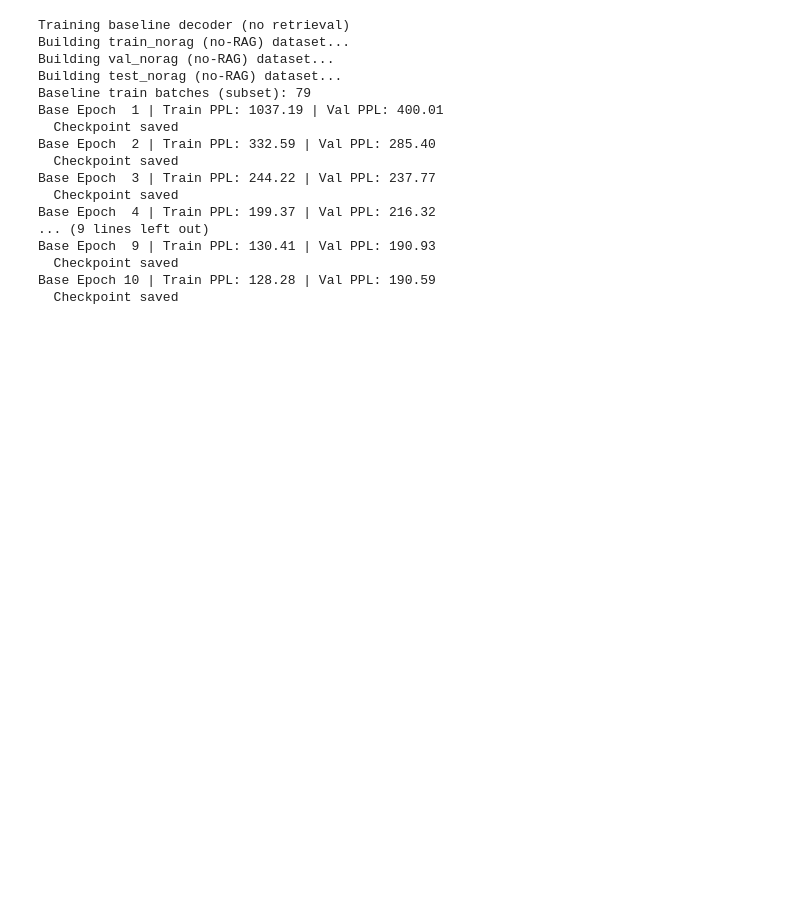
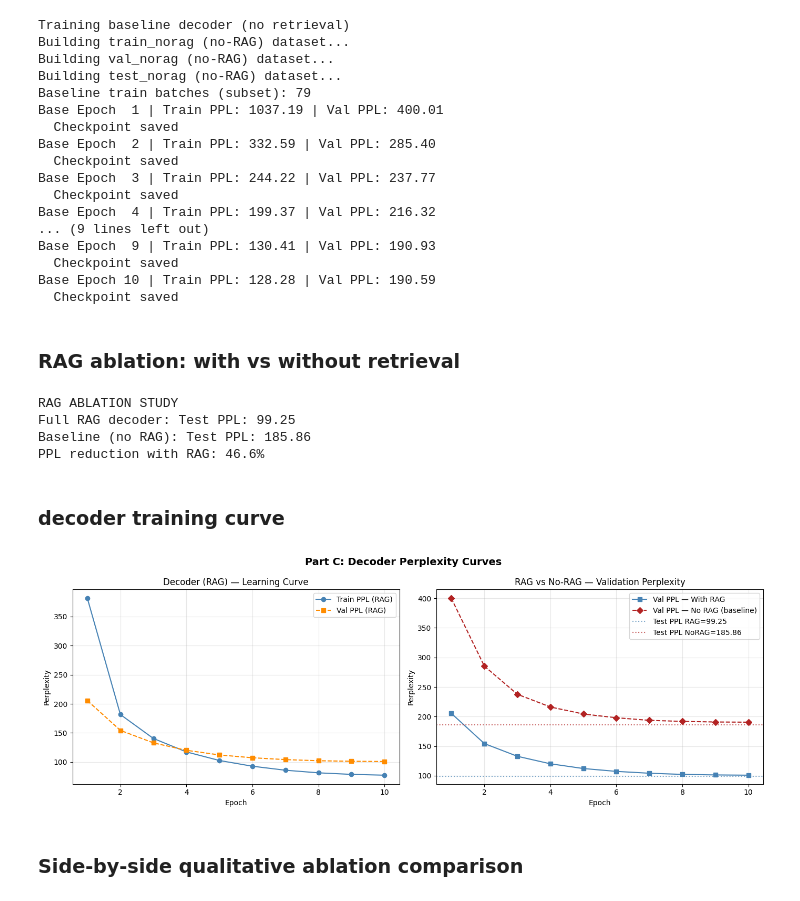
Before and after one commit to noorulhuda555/i23-2099_Assignment3_DS-B, a Jupyter notebook: i232099-NLP-Assignment3.ipynb, the cells around one changed output. Drawn from its saved outputs; the diff is of its cells as text; code cells hidden in the pictures; blank space fills up the shorter version.

```diff
--- a/i232099-NLP-Assignment3.ipynb
+++ b/i232099-NLP-Assignment3.ipynb
@@ -1376,3 +1411,57 @@ Base Epoch  9 | Train PPL: 130.41 | Val PPL: 190.93
   Checkpoint saved
 Base Epoch 10 | Train PPL: 128.28 | Val PPL: 190.59
   Checkpoint saved
+# %% [markdown]
+### RAG ablation: with vs without retrieval
+# %%
+decoder_base.load_state_dict(torch.load('best_decoder_base.pt', map_location=DEVICE))
+base_test_loss = run_base_epoch(test_norag_loader, False)
+base_test_ppl  = math.exp(min(base_test_loss, 20))
+
+print("RAG ABLATION STUDY")
+print(f"Full RAG decoder: Test PPL: {test_ppl:.2f}")
+print(f"Baseline (no RAG): Test PPL: {base_test_ppl:.2f}")
+improvement = ((base_test_ppl - test_ppl) / base_test_ppl) * 100
+print(f"PPL reduction with RAG: {improvement:.1f}%")
+# %% [output]
+RAG ABLATION STUDY
+Full RAG decoder: Test PPL: 99.25
+Baseline (no RAG): Test PPL: 185.86
+PPL reduction with RAG: 46.6%
+# %% [markdown]
+### decoder training curve
+# %%
+import matplotlib.pyplot as plt
+
+dec_train_ppl = [381.09, 181.62, 140.51, 117.45, 102.71, 92.87, 86.02, 81.56, 78.88, 77.50]
+dec_val_ppl   = [205.51, 154.44, 132.95, 120.23, 112.24, 107.41, 104.26, 102.30, 101.40, 100.97]
+
+base_val_ppl  = [400.01, 285.40, 237.77, 216.32, 204.39, 198.09, 193.70, 191.95, 190.93, 190.59]
+
+epochs = list(range(1, 11))
+
+fig, axes = plt.subplots(1, 2, figsize=(14, 5))
+
+# RAG decoder learning curve
+axes[0].plot(epochs, dec_train_ppl, 'o-', label='Train PPL (RAG)', color='steelblue')
+axes[0].plot(epochs, dec_val_ppl,   's--', label='Val PPL (RAG)',   color='darkorange')
+axes[0].set_xlabel('Epoch'); axes[0].set_ylabel('Perplexity')
+axes[0].set_title('Decoder (RAG) — Learning Curve')
+axes[0].legend(); axes[0].grid(True, alpha=0.3)
+
+# Ablation comparison
+axes[1].plot(epochs, dec_val_ppl,  's-',  label='Val PPL — With RAG',    color='steelblue')
+axes[1].plot(epochs, base_val_ppl, 'D--', label='Val PPL — No RAG (baseline)', color='firebrick')
+axes[1].axhline(y=99.25,  color='steelblue', linestyle=':', alpha=0.7, label='Test PPL RAG=99.25')
+axes[1].axhline(y=185.86, color='firebrick', linestyle=':', alpha=0.7, label='Test PPL NoRAG=185.86')
+axes[1].set_xlabel('Epoch'); axes[1].set_ylabel('Perplexity')
+axes[1].set_title('RAG vs No-RAG — Validation Perplexity')
+axes[1].legend(); axes[1].grid(True, alpha=0.3)
+
+plt.suptitle('Part C: Decoder Perplexity Curves', fontsize=14, fontweight='bold')
+plt.tight_layout()
+plt.show()
+# %% [output]
+[figure, added]
+# %% [markdown]
+### Side-by-side qualitative ablation comparison
```
Also changed, not shown: parts of 19 cells of this notebook.
